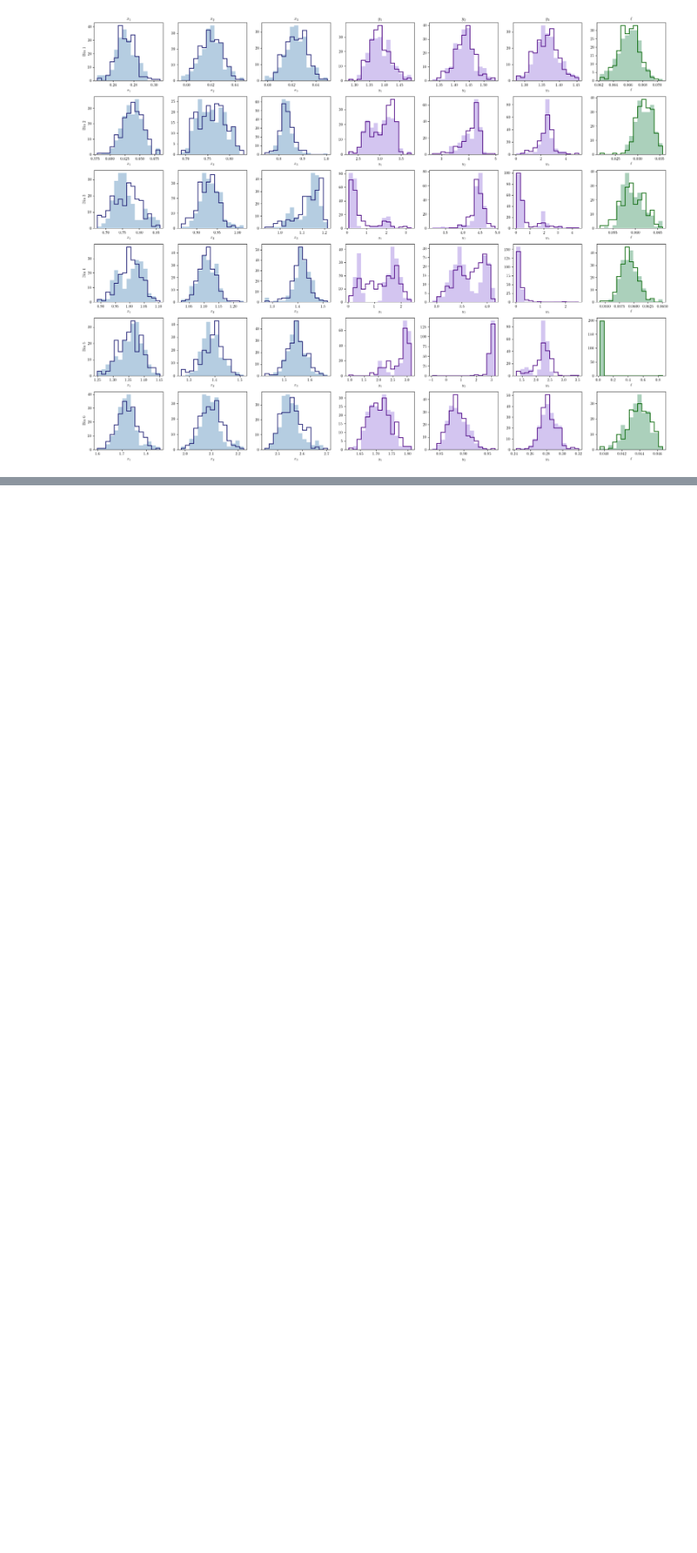
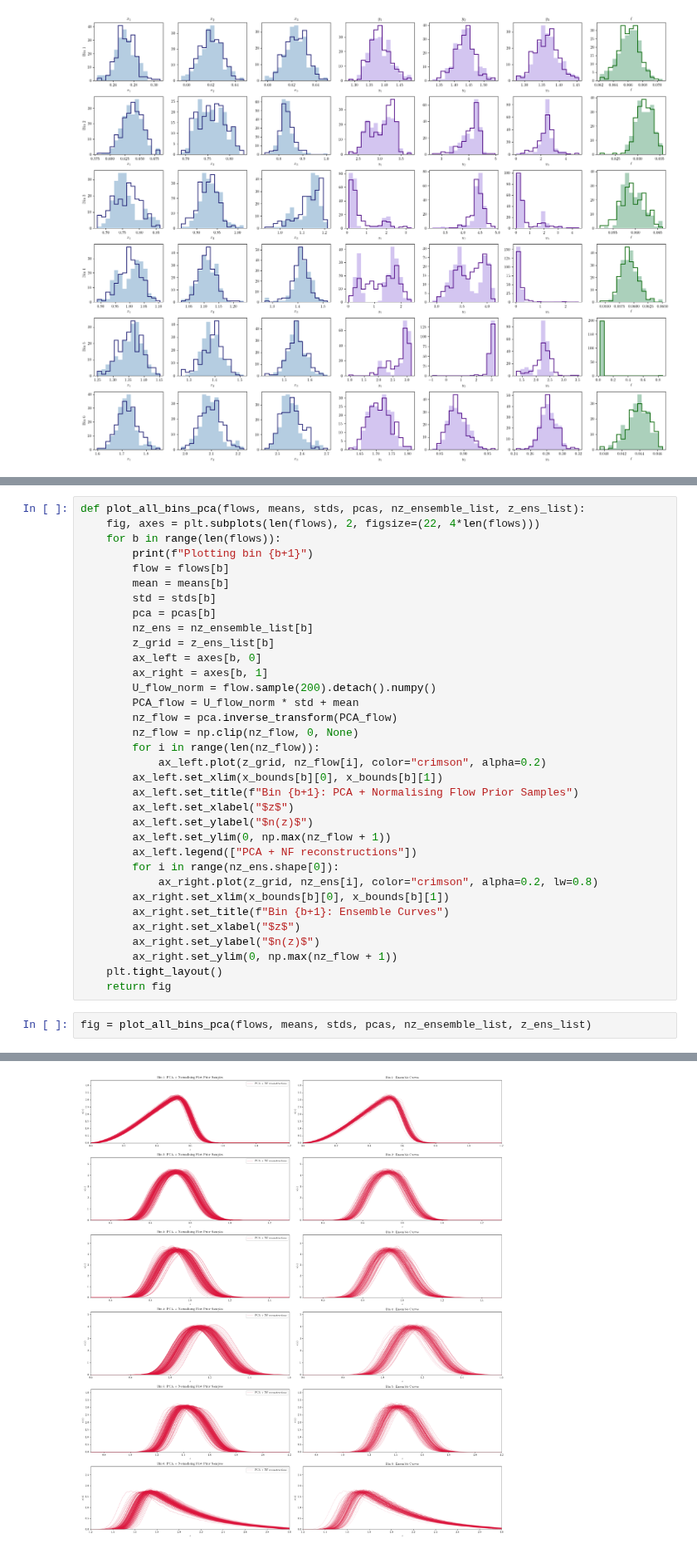
Before and after one commit to jipdebuck/binz, a Jupyter notebook: notebooks/norm_flow.ipynb, the cells around one changed output, grey strips where cells are left out. Shown at 83% size. Saved outputs shown, nothing was run; the diff lists cells and outputs as text; blank space fills up the shorter version.

```diff
--- a/notebooks/norm_flow.ipynb
+++ b/notebooks/norm_flow.ipynb
@@ -826,0 +1106,37 @@ plt.savefig('/home/jipdebuck/plots_flow/distributions_2.pdf', bbox_inches='tight
+# %%
+def plot_all_bins_pca(flows, means, stds, pcas, nz_ensemble_list, z_ens_list):
+    fig, axes = plt.subplots(len(flows), 2, figsize=(22, 4*len(flows)))
+    for b in range(len(flows)):
+        print(f"Plotting bin {b+1}")
+        flow = flows[b]
+        mean = means[b]
+        std = stds[b]
+        pca = pcas[b]
+        nz_ens = nz_ensemble_list[b]
+        z_grid = z_ens_list[b]
+        ax_left = axes[b, 0]
+        ax_right = axes[b, 1]
+        U_flow_norm = flow.sample(200).detach().numpy()
+        PCA_flow = U_flow_norm * std + mean
+        nz_flow = pca.inverse_transform(PCA_flow)
+        nz_flow = np.clip(nz_flow, 0, None)
+        for i in range(len(nz_flow)):
+            ax_left.plot(z_grid, nz_flow[i], color="crimson", alpha=0.2)
+        ax_left.set_xlim(x_bounds[b][0], x_bounds[b][1])
+        ax_left.set_title(f"Bin {b+1}: PCA + Normalising Flow Prior Samples")
+        ax_left.set_xlabel("$z$")
+        ax_left.set_ylabel("$n(z)$")
+        ax_left.set_ylim(0, np.max(nz_flow + 1))
+        ax_left.legend(["PCA + NF reconstructions"])
+        for i in range(nz_ens.shape[0]):
+            ax_right.plot(z_grid, nz_ens[i], color="crimson", alpha=0.2, lw=0.8)
+        ax_right.set_xlim(x_bounds[b][0], x_bounds[b][1])
+        ax_right.set_title(f"Bin {b+1}: Ensemble Curves")
+        ax_right.set_xlabel("$z$")
+        ax_right.set_ylabel("$n(z)$")
+        ax_right.set_ylim(0, np.max(nz_flow + 1))
+    plt.tight_layout()
+    return fig
+# %%
+fig = plot_all_bins_pca(flows, means, stds, pcas, nz_ensemble_list, z_ens_list)
+# %% [output]
@@ -826,0 +1149 @@ plt.savefig('/home/jipdebuck/plots_flow/distributions_2.pdf', bbox_inches='tight
+[figure, added]
```
Also changed, not shown: parts of 14 cells of this notebook.
